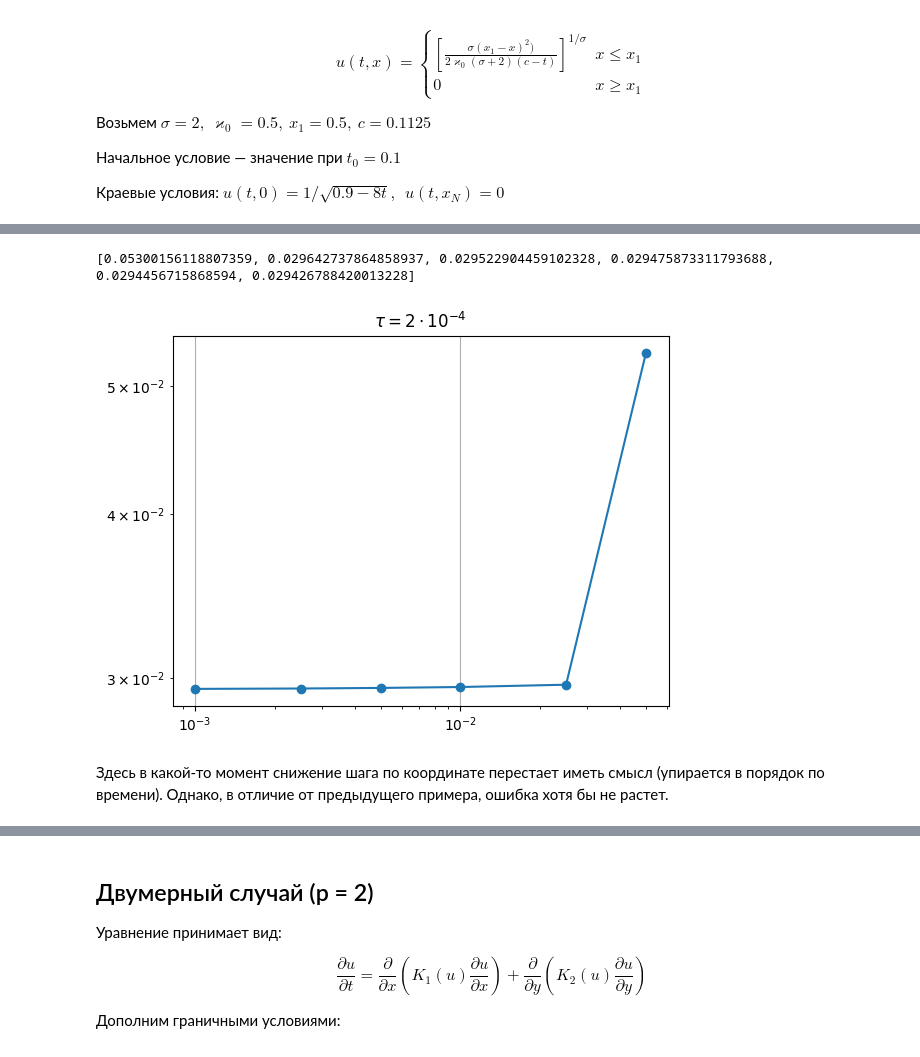
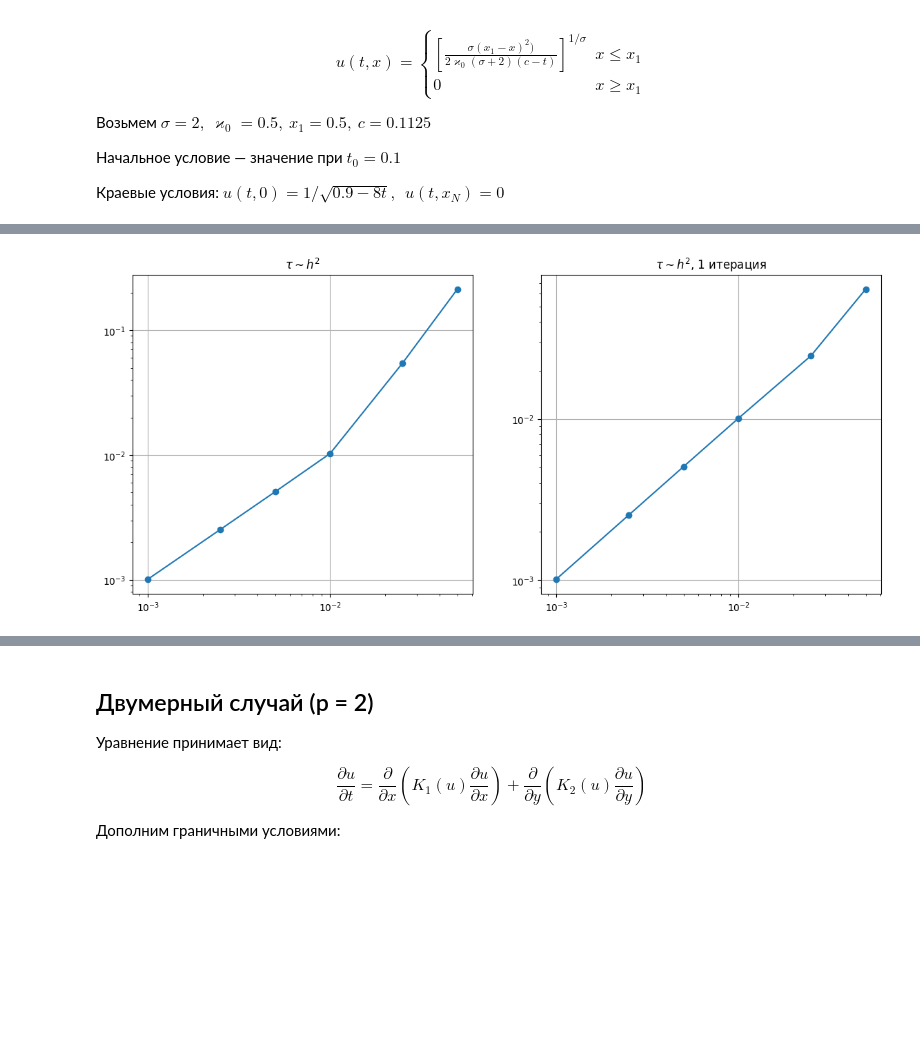
Before and after one commit to Xopppek/heat_equation, a Jupyter notebook: heat_equation.ipynb, the cells around one changed output, grey strips where cells are left out. Drawn from its saved outputs; the diff is of its cells as text; code cells hidden in the pictures; blank space fills up the shorter version.

```diff
--- a/heat_equation.ipynb
+++ b/heat_equation.ipynb
@@ -88,7 +93,7 @@ def step_one_dim(u_start, h, tau, K, epsilon = 1e-3):
 
     return u_prev
 # %%
-def solve_one_dim(u_start, h, tau, t_end, K, mu_l, mu_r, epsilon=1e-3):
+def solve_one_dim(u_start, h, tau, t_end, K, mu_l, mu_r, epsilon=1e-5, max_iterations=10000):
     N_t = int(t_end / tau) #количество шагов по времени (не точек)
     # tau надо округлить так, чтобы достичь t_end
     tau = t_end / N_t
@@ -97,7 +102,7 @@ def solve_one_dim(u_start, h, tau, t_end, K, mu_l, mu_r, epsilon=1e-3):
     for j in range(1, N_t + 1):
         u[0] = mu_l(j * tau)
         u[-1] = mu_r(j * tau)
-        u = step_one_dim(u, h, tau, K, epsilon)
+        u = step_one_dim(u, h, tau, K, epsilon, max_iterations)
 
     return u
 # %% [markdown]
@@ -146,4 +151,5 @@ N = 50
 x = np.linspace(0, 1, N + 1)
 h = 1 / N
 tau =  2e-4
+max_iter = 10000
 # %%
@@ -213,14 +227,23 @@ plt.show()
 # %%
 h_steps = np.array([0.05, 0.025, 0.01, 0.005, 0.0025])
 err = []
+err_1 = []
 
 for h_i in h_steps:
     x_i = np.linspace(0, 1, int(1 / h_i)+1)
-    err.append(np.max(np.abs(u(x_i, 0.2) - solve_one_dim(u(x_i, t_0), h_i, 0.5 * h_i**2, 0.2 - t_0, K, mu_l, mu_r))))
+    err.append(np.max(np.abs(u(x_i, 0.2) - solve_one_dim(u(x_i, t_0), h_i, 0.45 * h_i**2, 0.2 - t_0, K, mu_l, mu_r, max_iterations=max_iter))))
+    err_1.append(np.max(np.abs(u(x_i, 0.2) - solve_one_dim(u(x_i, t_0), h_i, 0.45 * h_i**2, 0.2 - t_0, K, mu_l, mu_r, max_iterations=1))))
 
-print(err)
-plt.loglog(h_steps, err, marker='o')
-plt.title("$\\tau \\sim h^2$")
-plt.grid(True)
+fig = plt.figure(figsize=(14, 6))
+ax1 = fig.add_subplot(121)
+ax1.loglog(h_steps, err, marker='o')
+ax1.set_title("$\\tau \\sim h^2$")
+ax1.grid(True)
+
+ax2 = fig.add_subplot(122)
+ax2.loglog(h_steps, err_1, marker='o')
+ax2.set_title("$\\tau \\sim h^2$, 1 итерация")
+ax2.grid(True)
+
 plt.show()
 # %% [output]
@@ -272,4 +294,5 @@ N = 50
 x = np.linspace(0, 1, N + 1)
 h = 1 / N
 tau =  1e-4
+max_iter = 10000
 # %%
@@ -295,18 +333,24 @@ plt.show()
 # %%
 h_steps = np.array([0.05, 0.025, 0.01, 0.005, 0.0025, 0.001])
 err = []
+err_1 = []
 
 for h_i in h_steps:
     x_i = np.linspace(0, 1, int(1 / h_i)+1)
-    err.append(np.max(np.abs(u(x_i, 0.11) - solve_one_dim(u(x_i, t_0), h_i, tau, 0.11 - t_0, K, mu_l, mu_r))))
+    err.append(np.max(np.abs(u(x_i, 0.11) - solve_one_dim(u(x_i, t_0), h_i, 0.3 * h_i**2, 0.11 - t_0, K, mu_l, mu_r, max_iterations=max_iter))))
+    err_1.append(np.max(np.abs(u(x_i, 0.11) - solve_one_dim(u(x_i, t_0), h_i, 0.3 * h_i**2, 0.11 - t_0, K, mu_l, mu_r, max_iterations=1))))
 
-print(err)
-plt.loglog(h_steps, err, marker='o')
-plt.title("$\\tau = 2\\cdot 10^{-4}$")
-plt.grid(True)
+fig = plt.figure(figsize=(14, 6))
+ax1 = fig.add_subplot(121)
+ax1.loglog(h_steps, err, marker='o')
+ax1.set_title("$\\tau \\sim h^2$")
+ax1.grid(True)
+
+ax2 = fig.add_subplot(122)
+ax2.loglog(h_steps, err_1, marker='o')
+ax2.set_title("$\\tau \\sim h^2$, 1 итерация")
+ax2.grid(True)
+
 plt.show()
 # %% [output]
-[0.05300156118807359, 0.029642737864858937, 0.029522904459102328, 0.029475873311793688, 0.0294456715868594, 0.029426788420013228]
-[figure, old version]
+[figure, new version]
-# %% [markdown]
-Здесь в какой-то момент снижение шага по координате перестает иметь смысл (упирается в порядок по времени). Однако, в отличие от предыдущего примера, ошибка хотя бы не растет.
```
Also changed, not shown: parts of 40 cells of this notebook.
